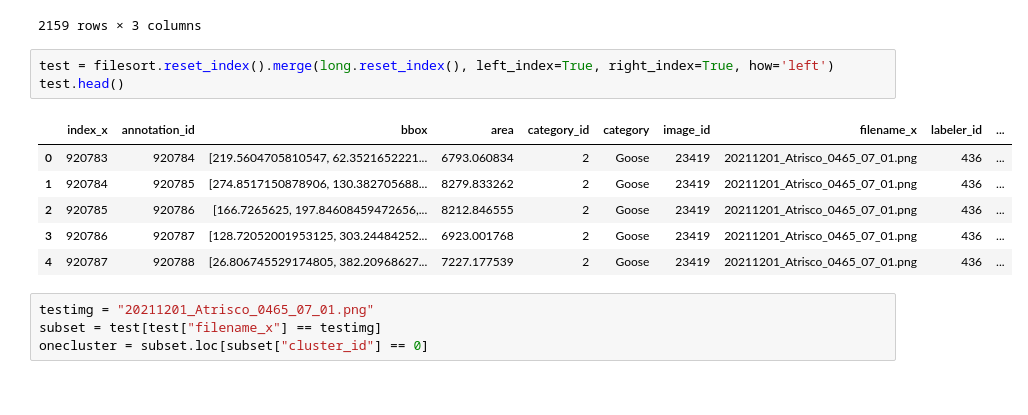
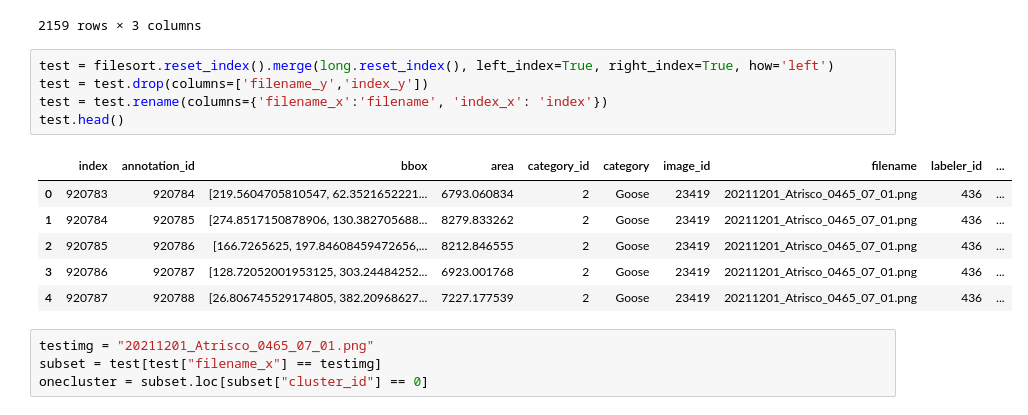
Before and after one commit to rowanoaktree/AggregationScripts, a Jupyter notebook: Scratch/Refinement.ipynb, the cells around one changed output. Drawn from its saved outputs; the diff is of its cells as text.

```diff
--- a/Scratch/Refinement.ipynb
+++ b/Scratch/Refinement.ipynb
@@ -184,9 +184,11 @@ long.reset_index()
 2159 rows × 3 columns
 # %%
 test = filesort.reset_index().merge(long.reset_index(), left_index=True, right_index=True, how='left')
+test = test.drop(columns=['filename_y','index_y'])
+test = test.rename(columns={'filename_x':'filename', 'index_x': 'index'})
 test.head()
 # %% [output]
-|  | index_x | annotation_id | bbox | area | category_id | category | image_id | filename_x | labeler_id | ... |
+|  | index | annotation_id | bbox | area | category_id | category | image_id | filename | labeler_id | ... |
 | 0 | 920783 | 920784 | [219.5604705810547, 62.3521652221... | 6793.060834 | 2 | Goose | 23419 | 20211201_Atrisco_0465_07_01.png | 436 | ... |
 | 1 | 920784 | 920785 | [274.8517150878906, 130.382705688... | 8279.833262 | 2 | Goose | 23419 | 20211201_Atrisco_0465_07_01.png | 436 | ... |
 | 2 | 920785 | 920786 | [166.7265625, 197.84608459472656,... | 8212.846555 | 2 | Goose | 23419 | 20211201_Atrisco_0465_07_01.png | 436 | ... |
```
Also changed, not shown: parts of 7 cells of this notebook.
